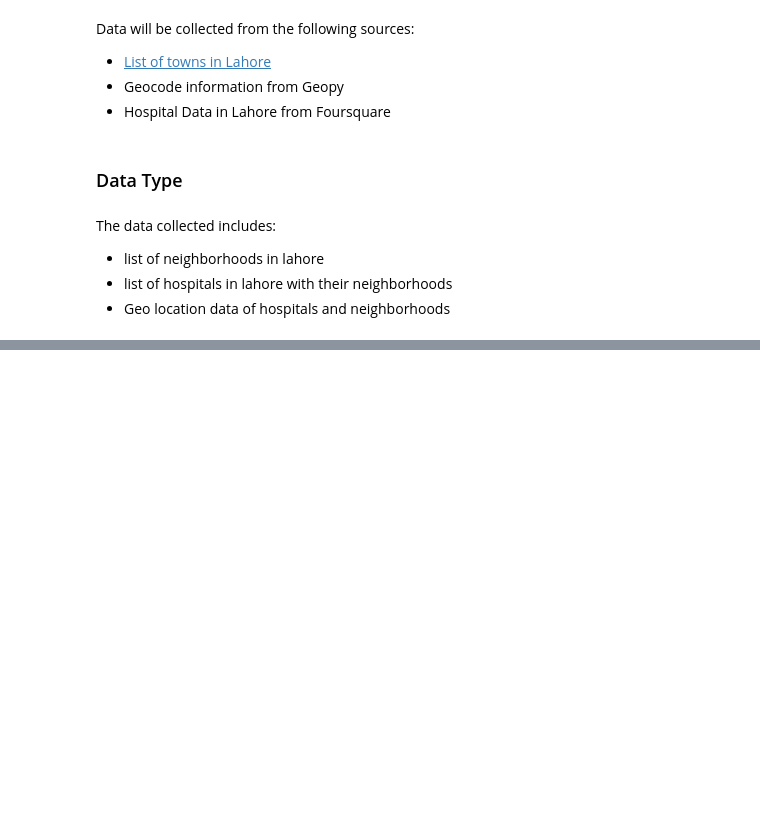
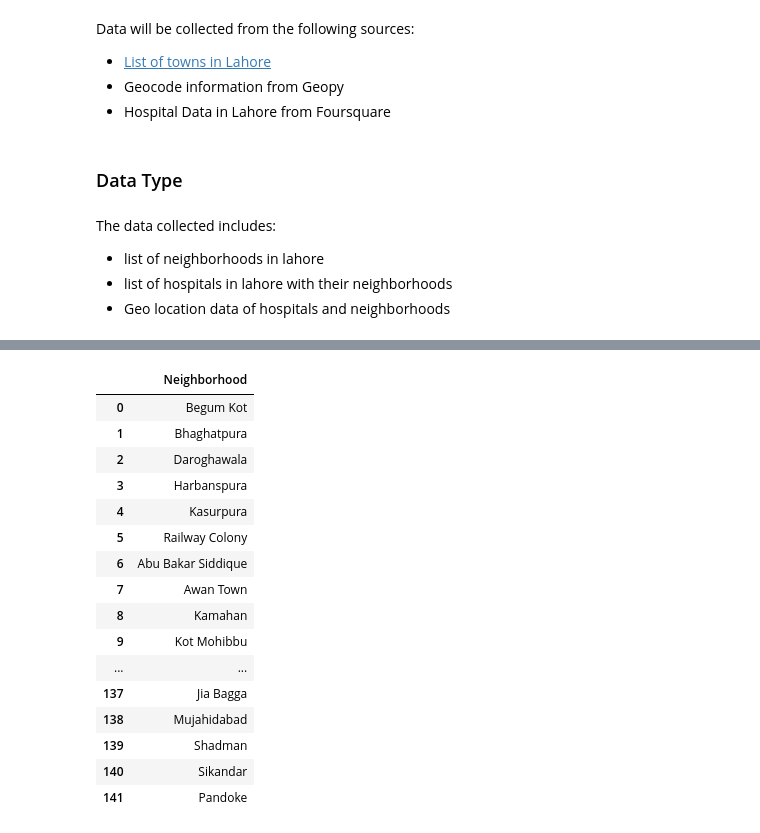
Before and after one commit to mh273/Coursera_Capstone, a Jupyter notebook: Week4.ipynb, the cells around one changed output, grey strips where cells are left out. Cells and saved outputs as stored; diff of their text form; code cells hidden in the pictures; blank space fills up the shorter version.

```diff
--- a/Week4.ipynb
+++ b/Week4.ipynb
@@ -32,0 +109,3 @@ The data collected includes:
+# %%
+lahore_councils = pd.DataFrame(lahore['Union Council'])
+lahore_councils
@@ -32,0 +124,4 @@ The data collected includes:
+# %%
+lahore_towns = pd.DataFrame(lahore_councils['Union Council'].str.replace(r"\([^()]*\)",""))
+# %%
+lahore_towns = lahore_towns["Union Council"].str.split("  ", expand=True)
@@ -32,0 +137,20 @@ The data collected includes:
+# %%
+towns
+# %% [output]
+|  | Neighborhood |
+| 0 | Begum Kot |
+| 1 | Bhaghatpura |
+| 2 | Daroghawala |
+| 3 | Harbanspura |
+| 4 | Kasurpura |
+| 5 | Railway Colony |
+| 6 | Abu Bakar Siddique |
+| 7 | Awan Town |
+| 8 | Kamahan |
+| 9 | Kot Mohibbu |
+| ... | ... |
+| 137 | Jia Bagga |
+| 138 | Mujahidabad |
+| 139 | Shadman |
+| 140 | Sikandar |
+| 141 | Pandoke |
```
Also changed, not shown: parts of 13 cells of this notebook.
